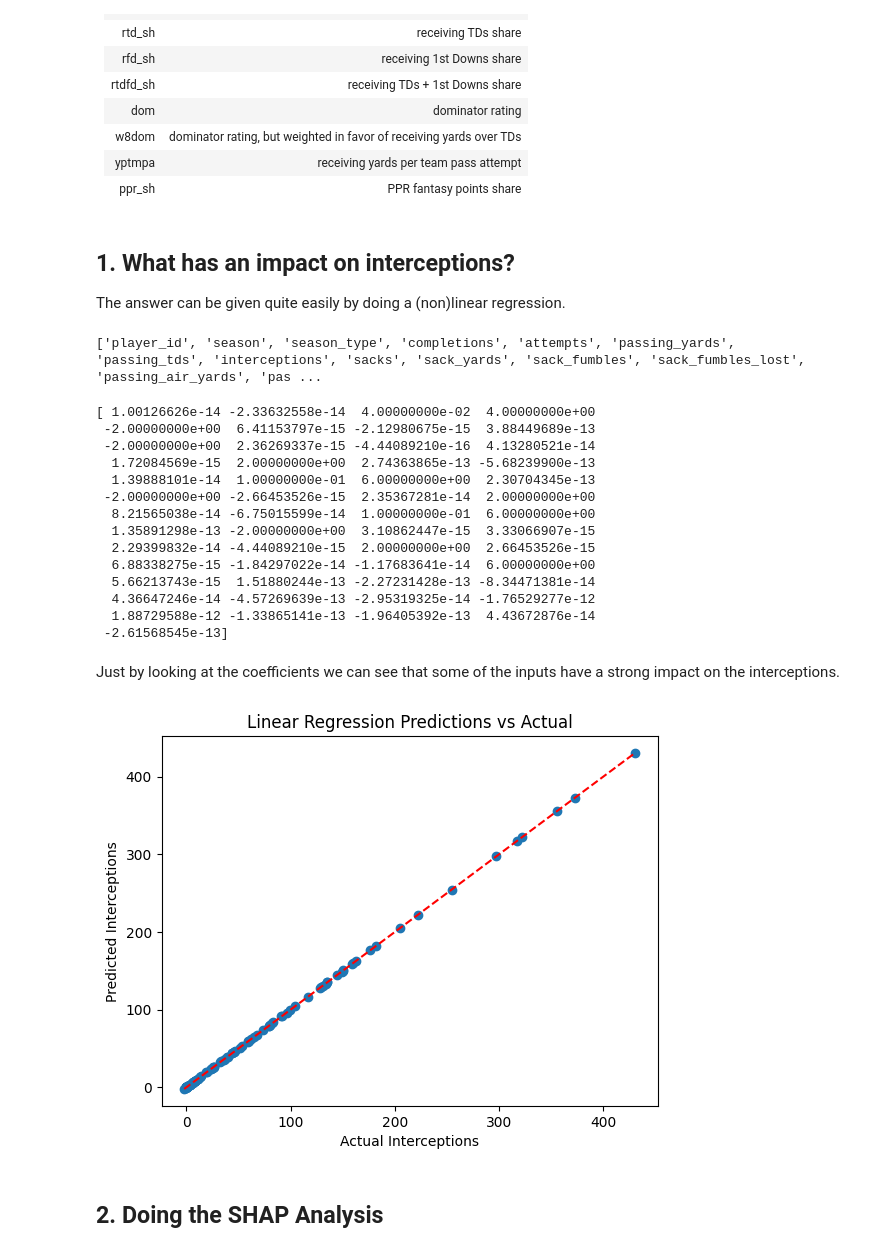
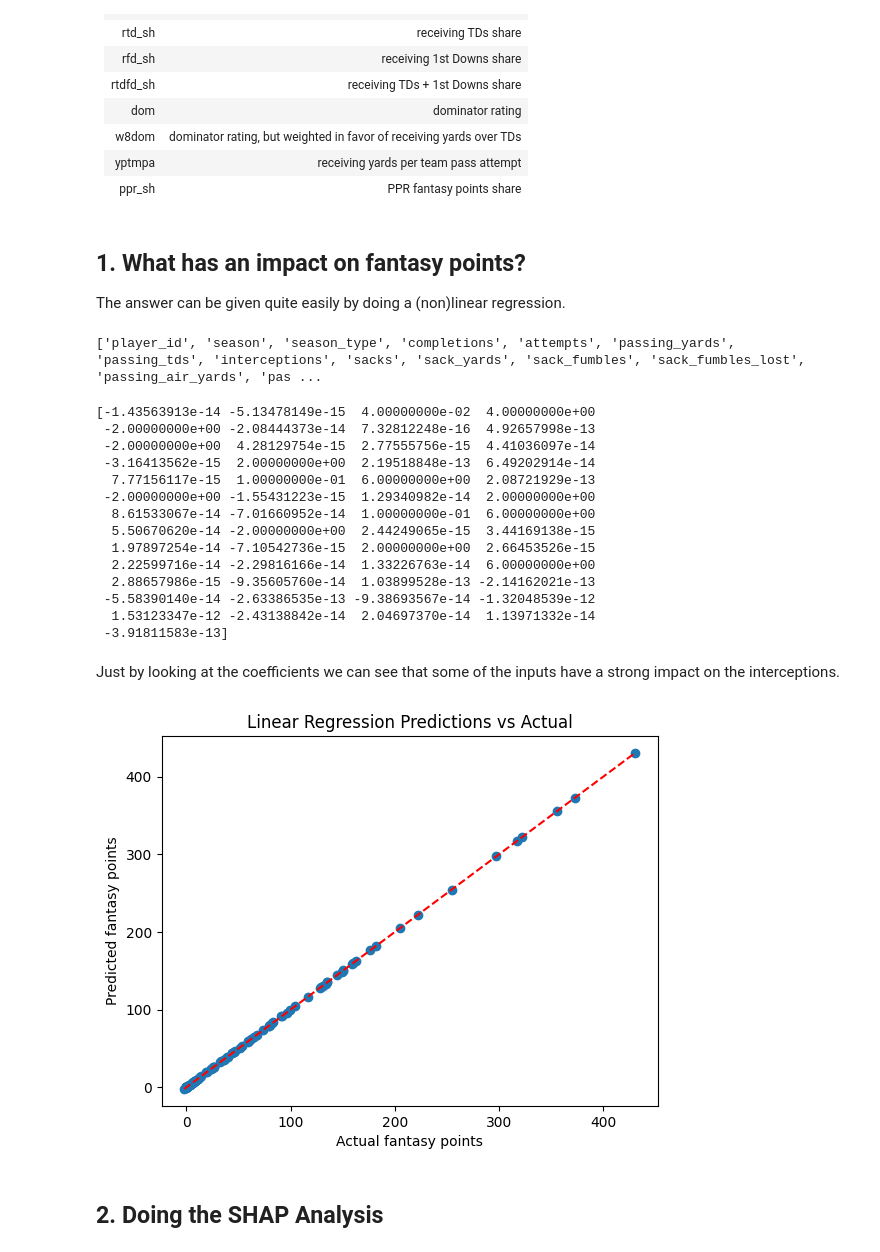
Before and after one commit to undjacob/Advanced-Data-Analysis-and-AI-Course-MCI, a Jupyter notebook: xAI/03_Lecture_Introduction_to_SHAP.ipynb, the cells around one changed output. Drawn from its saved outputs; the diff is of its cells as text; code cells hidden in the pictures.

```diff
--- a/xAI/03_Lecture_Introduction_to_SHAP.ipynb
+++ b/xAI/03_Lecture_Introduction_to_SHAP.ipynb
@@ -8,6 +8,4 @@ This notebook should introduce a method in the context of xAI. The SHAP Analysis
 To make things a bit mor interesting we would like to get the seasonal data fro a specific year in the National Football League (NFL). To get access to it we use a package called *nfl_data_py*. To make things as easy for you as possible, we go for a csv import.
 # %%
 import pandas as pd
-from google.colab import drive
-drive.mount('/content/drive')
-nfl_export=pd.read_csv('/content/drive/MyDrive/MCI Lehre/Artificial Intelligence/Data/NFL Data/nfl_seasonal_data_2024.csv')
+nfl_export=pd.read_csv('../Data/American_Football/nfl_seasonal_data_2024.csv')
@@ -55,7 +51,7 @@ If you are not an American Football expert feel free to have a look at this tabl
 | yptmpa   | receiving yards per team pass attempt                               |
 | ppr_sh   | PPR fantasy points share                                            |
 # %% [markdown]
-## 1. What has an impact on interceptions?
+## 1. What has an impact on fantasy points?
 
 The answer can be given quite easily by doing a (non)linear regression.
 # %%
@@ -87,37 +83,37 @@ model.fit(X_train, y_train)
 # Output the coefficients
 print(model.coef_)
 # %% [output]
-[ 1.00126626e-14 -2.33632558e-14  4.00000000e-02  4.00000000e+00
- -2.00000000e+00  6.41153797e-15 -2.12980675e-15  3.88449689e-13
- -2.00000000e+00  2.36269337e-15 -4.44089210e-16  4.13280521e-14
-  1.72084569e-15  2.00000000e+00  2.74363865e-13 -5.68239900e-13
-  1.39888101e-14  1.00000000e-01  6.00000000e+00  2.30704345e-13
- -2.00000000e+00 -2.66453526e-15  2.35367281e-14  2.00000000e+00
-  8.21565038e-14 -6.75015599e-14  1.00000000e-01  6.00000000e+00
-  1.35891298e-13 -2.00000000e+00  3.10862447e-15  3.33066907e-15
-  2.29399832e-14 -4.44089210e-15  2.00000000e+00  2.66453526e-15
-  6.88338275e-15 -1.84297022e-14 -1.17683641e-14  6.00000000e+00
-  5.66213743e-15  1.51880244e-13 -2.27231428e-13 -8.34471381e-14
-  4.36647246e-14 -4.57269639e-13 -2.95319325e-14 -1.76529277e-12
-  1.88729588e-12 -1.33865141e-13 -1.96405392e-13  4.43672876e-14
- -2.61568545e-13]
+[-1.43563913e-14 -5.13478149e-15  4.00000000e-02  4.00000000e+00
+ -2.00000000e+00 -2.08444373e-14  7.32812248e-16  4.92657998e-13
+ -2.00000000e+00  4.28129754e-15  2.77555756e-15  4.41036097e-14
+ -3.16413562e-15  2.00000000e+00  2.19518848e-13  6.49202914e-14
+  7.77156117e-15  1.00000000e-01  6.00000000e+00  2.08721929e-13
+ -2.00000000e+00 -1.55431223e-15  1.29340982e-14  2.00000000e+00
+  8.61533067e-14 -7.01660952e-14  1.00000000e-01  6.00000000e+00
+  5.50670620e-14 -2.00000000e+00  2.44249065e-15  3.44169138e-15
+  1.97897254e-14 -7.10542736e-15  2.00000000e+00  2.66453526e-15
+  2.22599716e-14 -2.29816166e-14  1.33226763e-14  6.00000000e+00
+  2.88657986e-15 -9.35605760e-14  1.03899528e-13 -2.14162021e-13
+ -5.58390140e-14 -2.63386535e-13 -9.38693567e-14 -1.32048539e-12
+  1.53123347e-12 -2.43138842e-14  2.04697370e-14  1.13971332e-14
+ -3.91811583e-13]
 # %% [markdown]
 Just by looking at the coefficients we can see that some of the inputs have a strong impact on the interceptions.
 # %%
 import matplotlib.pyplot as plt
 
 # Make predictions
 y_pred = model.predict(X_test)
 
 # Plotting
 plt.scatter(y_test, y_pred)
-plt.xlabel('Actual Interceptions')
-plt.ylabel('Predicted Interceptions')
+plt.xlabel('Actual fantasy points')
+plt.ylabel('Predicted fantasy points')
 plt.title('Linear Regression Predictions vs Actual')
 plt.plot([y_test.min(), y_test.max()], [y_test.min(), y_test.max()], color='red', linestyle='--')  # Line for perfect predictions
 plt.show()
 # %% [output]
-[figure, old version]
+[figure, new version]
 # %% [markdown]
 ## 2. Doing the SHAP Analysis
 # %%
```
Also changed, not shown: parts of 7 cells of this notebook.
